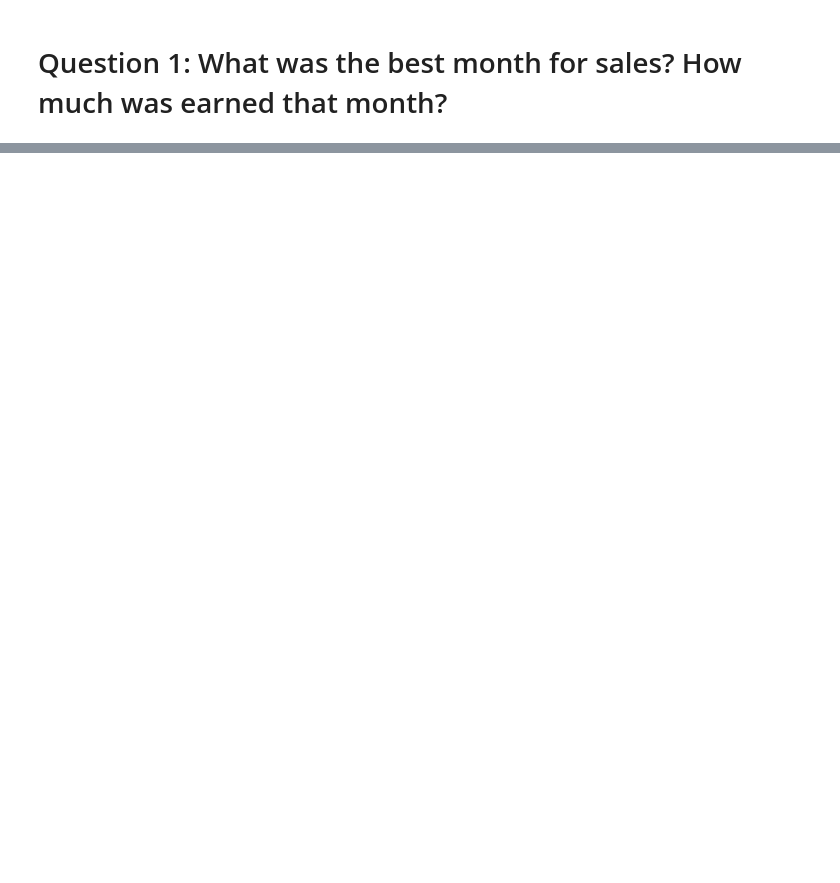
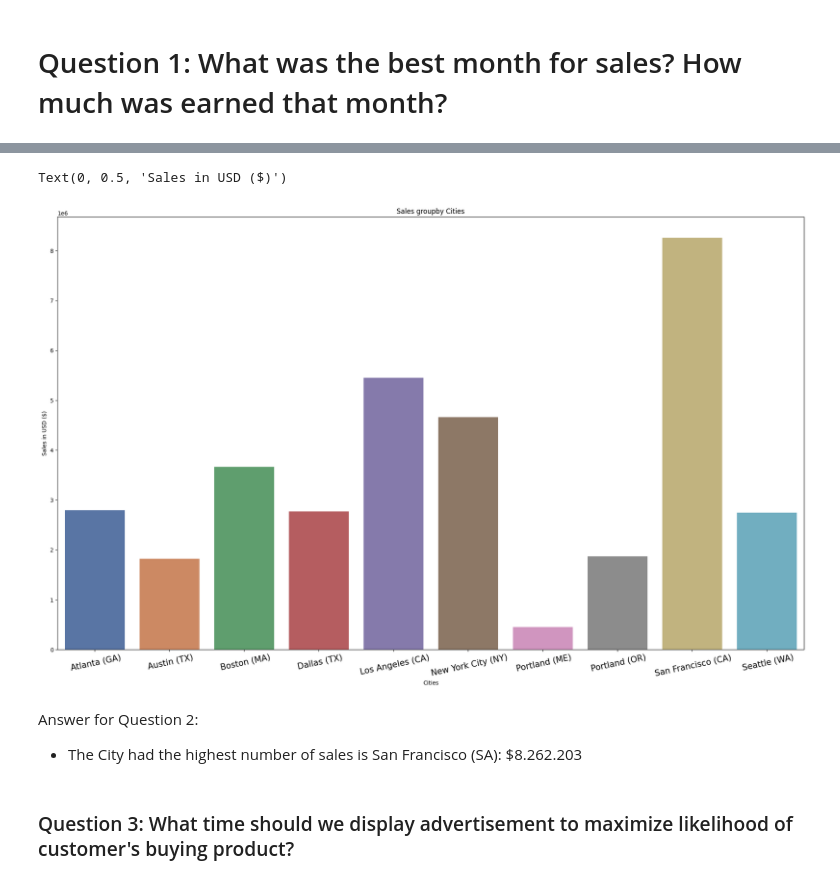
Before and after one commit to dangbichtrinh/Python-portfolio-project, a Jupyter notebook: Python-portfolio-project.ipynb, the cells around one changed output, grey strips where cells are left out. Saved outputs shown, nothing was run; the diff lists cells and outputs as text; code cells hidden in the pictures; blank space fills up the shorter version.

```diff
--- a/Python-portfolio-project.ipynb
+++ b/Python-portfolio-project.ipynb
@@ -255,0 +311,24 @@ NameError: name 'results' is not defined
+# %%
+sales_gb_cities = all_data.groupby('Cities').sum().astype(int)
+# Make a plt
+plt.figure(figsize=(24, 14))
+sns.barplot(
+    x = sales_gb_cities.index,
+    y = sales_gb_cities['Sale'],
+    palette = 'deep'
+)
+plt.title('Sales groupby Cities')
+plt.xlabel('Cities')
+plt.xticks(
+    fontsize=15,
+    rotation=12
+)
+plt.ylabel('Sales in USD ($)')
+# %% [output]
+Text(0, 0.5, 'Sales in USD ($)')
+[figure, added]
+# %% [markdown]
+Answer for Question 2:
+- The City had the highest number of sales is San Francisco (SA): $8.262.203
+# %% [markdown]
+### Question 3: What time should we display advertisement to maximize likelihood of customer's buying product?
```
Also changed, not shown: parts of 16 cells of this notebook.
